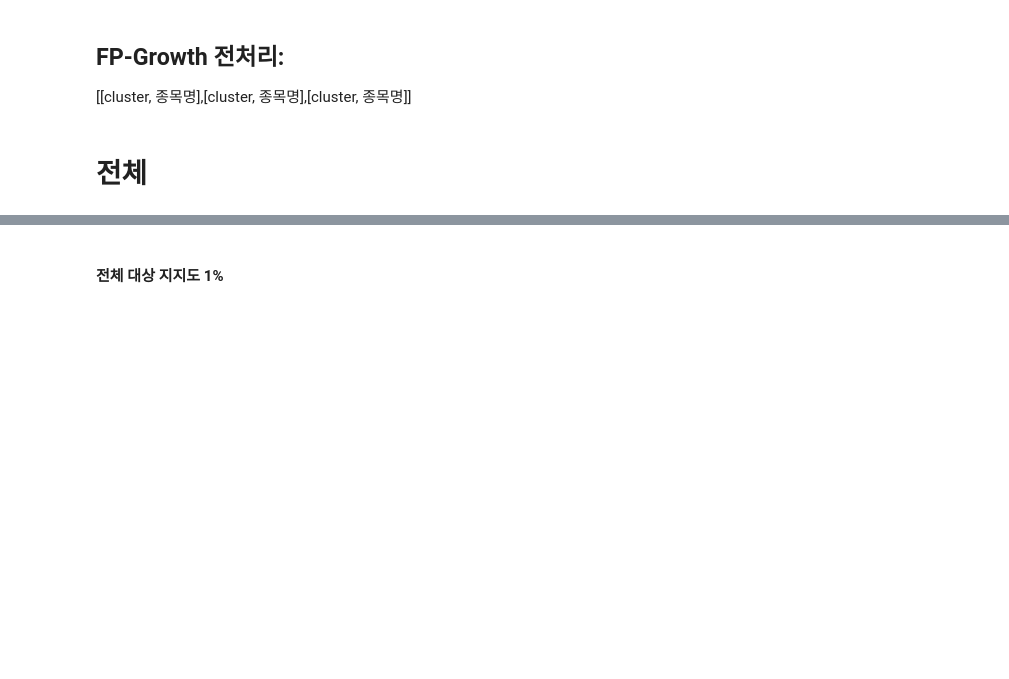
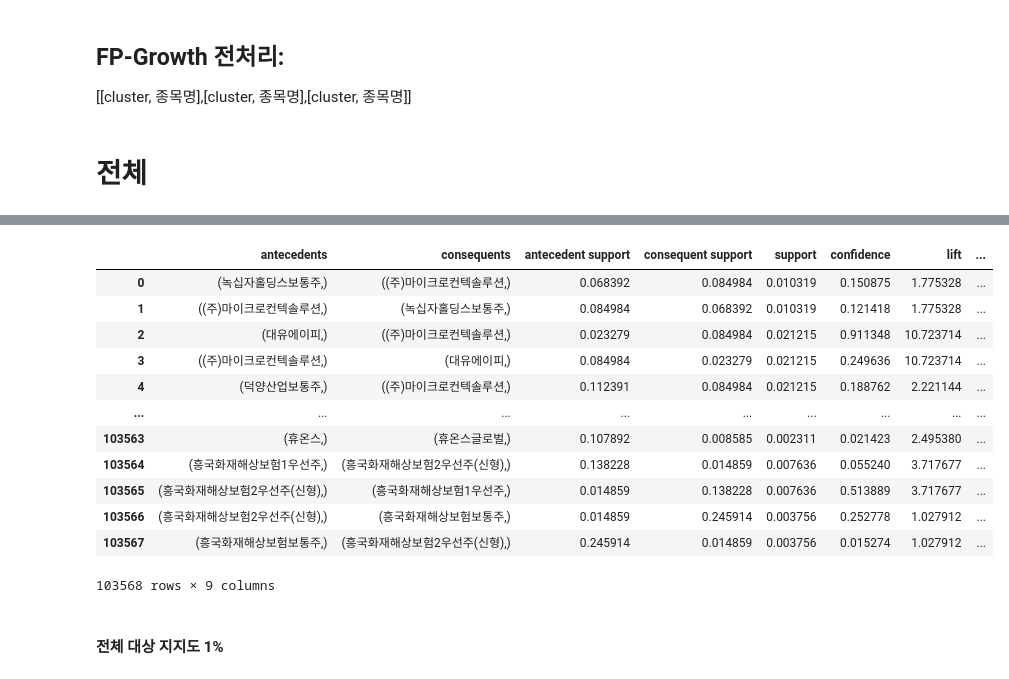
Before and after one commit to christine127/Portfolio_Recommendation_Project, a Jupyter notebook: 알고리즘.ipynb, the cells around one changed output, grey strips where cells are left out. Saved outputs shown, nothing was run; the diff lists cells and outputs as text; code cells hidden in the pictures; blank space fills up the shorter version.

```diff
--- a/알고리즘.ipynb
+++ b/알고리즘.ipynb
@@ -133,0 +120,10 @@ rules['antecedents'].nunique()
+# %%
+unstack_df = retain_df['보유개수'].unstack().fillna(0)
+unstack_df = unstack_df.loc[unstack_df.index.isin(customer_info.index)].reset_index(drop= True)
+product_mtx = unstack_df.T.dot(df_whole.astype(int))
+product_mtx = product_mtx / len(unstack_df)
+# %%
+itemsets = product_mtx.unstack().index.to_list()
+support = product_mtx.unstack().values
+support_lst = pd.DataFrame({'support':support,'itemsets':itemsets})
+support_lst
@@ -133,0 +144,4 @@ rules['antecedents'].nunique()
+# %%
+idx = support_lst.loc[support_lst['itemsets'].isin((list(zip(product_mtx.index,product_mtx.columns)))),'itemsets'].index
+support_lst.loc[support_lst['itemsets'].isin((list(zip(product_mtx.index,product_mtx.columns)))),'itemsets'] =pd.Series(list(zip(product_mtx.index)), index=idx)
+support_lst
@@ -134,3 +162,23 @@ rules['antecedents'].nunique()
+# %%
+from mlxtend.frequent_patterns import association_rules, fpgrowth
+rules = association_rules(support_lst, metric='lift',min_threshold = 1)
+rules[['antecedents','consequents']] = rules[['antecedents','consequents']].applymap(lambda x: tuple(x))
+# %%
+rules
+# %% [output]
+|  | antecedents | consequents | antecedent support | consequent support | support | confidence | lift | ... |
+| 0 | (녹십자홀딩스보통주,) | ((주)마이크로컨텍솔루션,) | 0.068392 | 0.084984 | 0.010319 | 0.150875 | 1.775328 | ... |
+| 1 | ((주)마이크로컨텍솔루션,) | (녹십자홀딩스보통주,) | 0.084984 | 0.068392 | 0.010319 | 0.121418 | 1.775328 | ... |
+| 2 | (대유에이피,) | ((주)마이크로컨텍솔루션,) | 0.023279 | 0.084984 | 0.021215 | 0.911348 | 10.723714 | ... |
+| 3 | ((주)마이크로컨텍솔루션,) | (대유에이피,) | 0.084984 | 0.023279 | 0.021215 | 0.249636 | 10.723714 | ... |
+| 4 | (덕양산업보통주,) | ((주)마이크로컨텍솔루션,) | 0.112391 | 0.084984 | 0.021215 | 0.188762 | 2.221144 | ... |
+| ... | ... | ... | ... | ... | ... | ... | ... | ... |
+| 103563 | (휴온스,) | (휴온스글로벌,) | 0.107892 | 0.008585 | 0.002311 | 0.021423 | 2.495380 | ... |
+| 103564 | (흥국화재해상보험1우선주,) | (흥국화재해상보험2우선주(신형),) | 0.138228 | 0.014859 | 0.007636 | 0.055240 | 3.717677 | ... |
+| 103565 | (흥국화재해상보험2우선주(신형),) | (흥국화재해상보험1우선주,) | 0.014859 | 0.138228 | 0.007636 | 0.513889 | 3.717677 | ... |
+| 103566 | (흥국화재해상보험2우선주(신형),) | (흥국화재해상보험보통주,) | 0.014859 | 0.245914 | 0.003756 | 0.252778 | 1.027912 | ... |
+| 103567 | (흥국화재해상보험보통주,) | (흥국화재해상보험2우선주(신형),) | 0.245914 | 0.014859 | 0.003756 | 0.015274 | 1.027912 | ... |
+103568 rows × 9 columns
 # %% [markdown]
 #### 전체 대상 지지도 1%
 # %%
```
Also changed, not shown: parts of 16 cells of this notebook.
